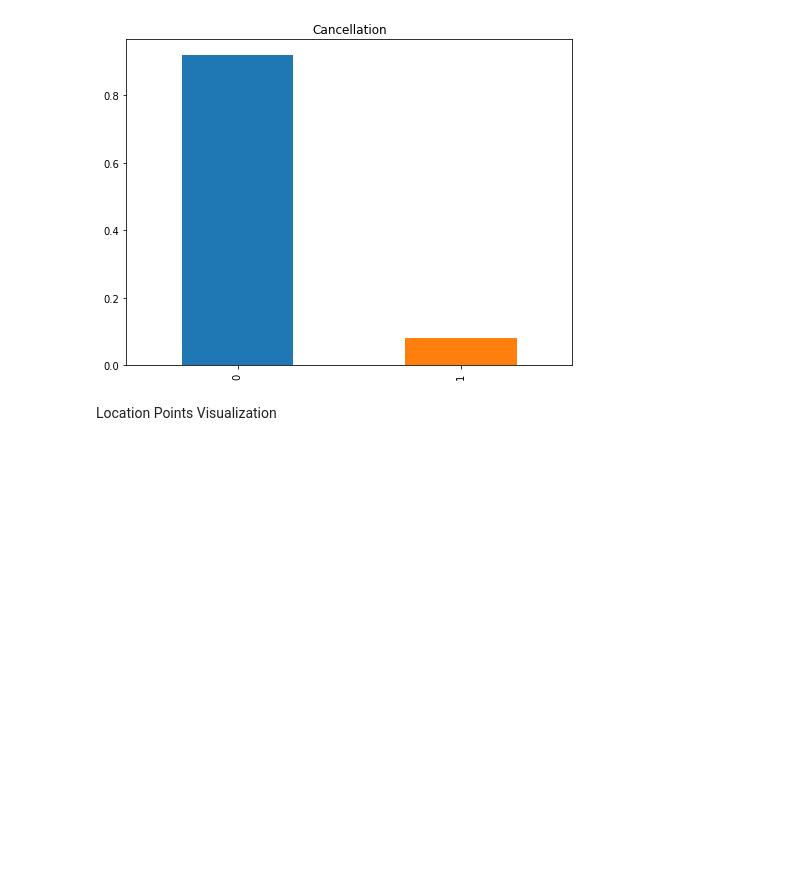
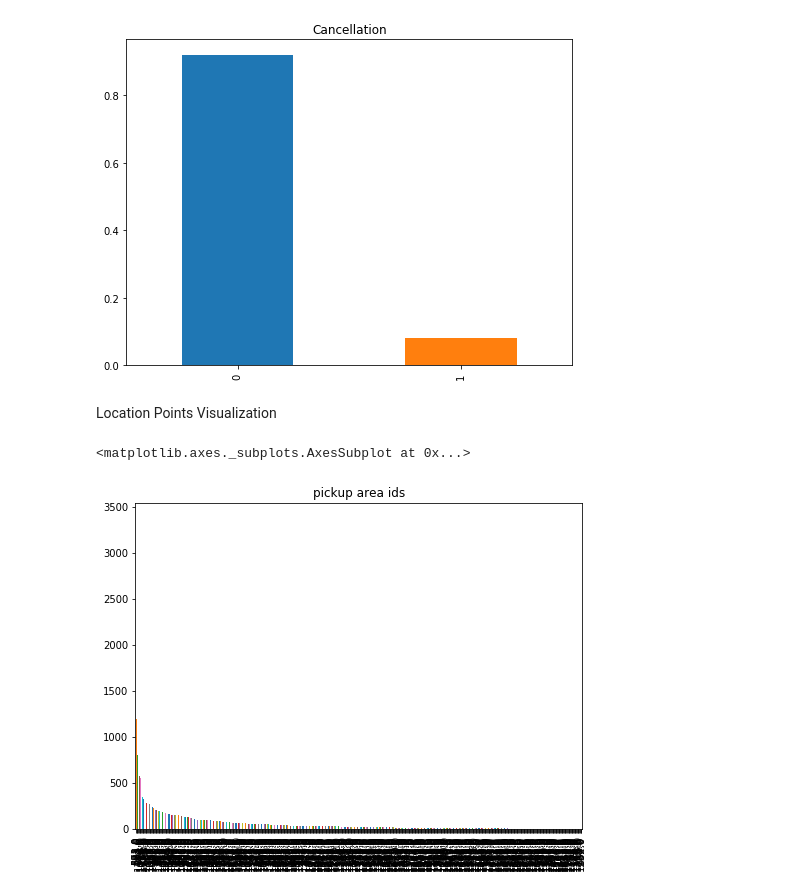
Before and after one commit to SwatiModi/XRides-Cab_Services, a Jupyter notebook: Exploration_and_Demand_forecasting.ipynb, the cells around one changed output. Drawn from its saved outputs; the diff is of its cells as text; code cells hidden in the pictures; blank space fills up the shorter version.

Commit message:
Time based Visualization

```diff
--- a/Exploration_and_Demand_forecasting.ipynb
+++ b/Exploration_and_Demand_forecasting.ipynb
@@ -162,13 +179,14 @@ As we see above, some important features like "from_area_id", "to_area_id", "fro
 # %%
 # remove rows where lat long values are NaN
 
-df['from_lat'] = df['from_lat'].dropna()
+clean_df = df
+clean_df['from_lat'] = df['from_lat'].dropna()
 
 # drop values with string as 'nan'
-df = df[ df['from_lat'].astype(str) != 'nan']
-df = df[ df['to_lat'].astype(str) != 'nan']
+clean_df = df[ df['from_lat'].astype(str) != 'nan']
+clean_df = df[ df['to_lat'].astype(str) != 'nan']
 
-df.isnull().sum()
+clean_df.isnull().sum()
 # %% [output]
 id                         0
 user_id                    0
@@ -197,7 +215,7 @@ df.shape
 # %%
 #tried reindex but gaves nans on missing rows
 
-clean_df = df.reset_index()
+clean_df = clean_df.reset_index()
 # %%
 clean_df.head(10)
 # %% [output]
@@ -232,0 +251,5 @@ m
+# %%
+clean_df['from_area_id'].value_counts().plot.bar(figsize=(8,6), title= 'pickup area ids')
+# %% [output]
+<matplotlib.axes._subplots.AxesSubplot at 0x...>
+[figure, added]
```
Also changed, not shown: parts of 24 cells of this notebook.
